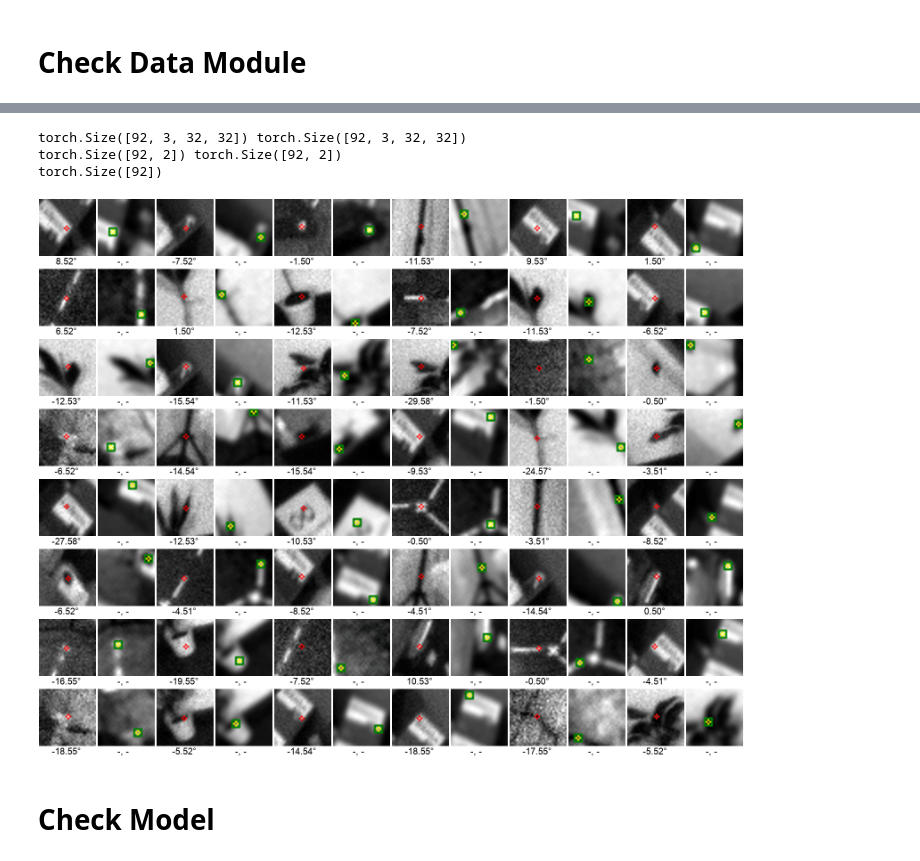
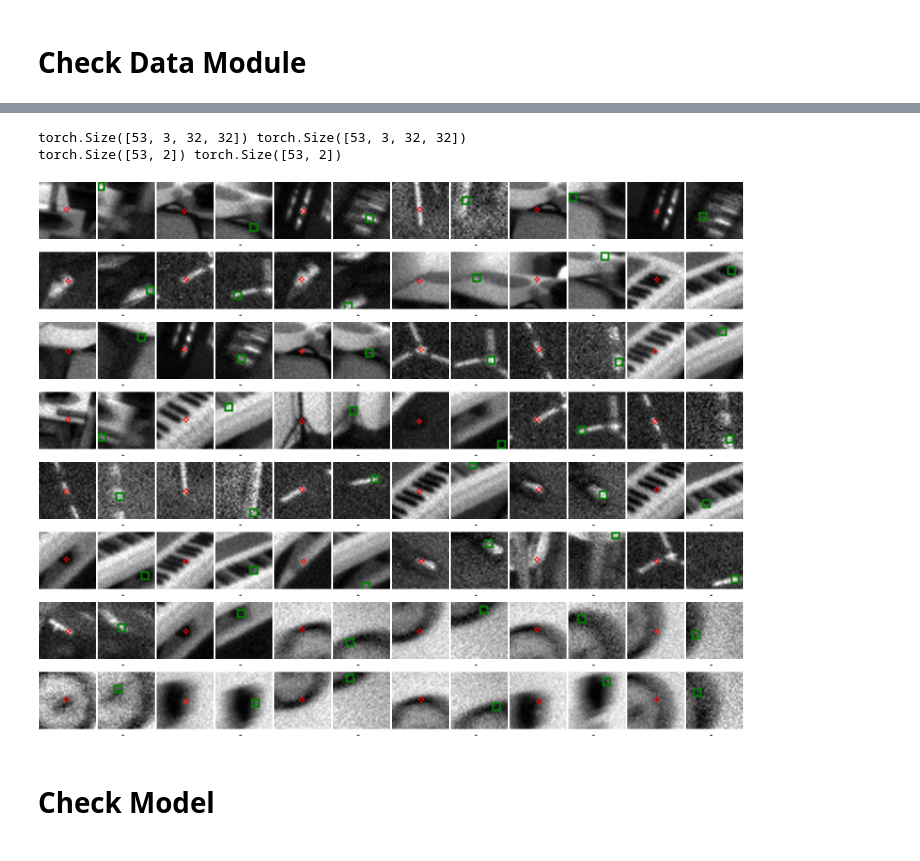
Before and after one commit to pranav-ap/keypoint_matcher, a Jupyter notebook: notebooks/explore_model.ipynb, the cells around one changed output, grey strips where cells are left out. Drawn from its saved outputs; the diff is of its cells as text; code cells hidden in the pictures.

```diff
--- a/notebooks/explore_model.ipynb
+++ b/notebooks/explore_model.ipynb
@@ -47,4 +48,6 @@ batch = next(iter(dl))
 # %%
+batch = next(iter(dl))
+
 reference_patches = batch.reference_patches
 target_patches = batch.target_patches
 print(reference_patches.shape, target_patches.shape)
@@ -53,32 +56,30 @@ patch_level_reference_coords = batch.patch_level_reference_coords
 patch_level_target_coords = batch.patch_level_target_coords
 print(patch_level_reference_coords.shape, patch_level_target_coords.shape)
 
-rotations = batch.rotations
-print(rotations.shape)
+# rotations = batch.rotations
+# print(rotations.shape)
 # %% [output]
-torch.Size([92, 3, 32, 32]) torch.Size([92, 3, 32, 32])
-torch.Size([92, 2]) torch.Size([92, 2])
-torch.Size([92])
+torch.Size([53, 3, 32, 32]) torch.Size([53, 3, 32, 32])
+torch.Size([53, 2]) torch.Size([53, 2])
 # %%
-batch = next(iter(dl))
-
 count = 24 * 2
 
 # radians to degrees
 # print(batch.rotations[:count] * (180 / torch.pi))
 # print(batch.rotations[:count])
 
 show_batch(
     reference_patches, target_patches,
     patch_level_reference_coords, patch_level_target_coords,
     patch_level_target_coords,
-    rotations_true=batch.rotations,
-    rotations=None,
+    # rotations_true=batch.rotations,
+    # rotations=None,
     limit_count=count,
     n_columns=6,
+    just_gt=True
 )
 # %% [output]
-[figure, old version]
+[figure, new version]
 # %%
 # for index, batch in enumerate(dl):
 #     print(f'-- Batch Index {index} -----')
```
Also changed, not shown: parts of 12 cells of this notebook, 5 other files.
